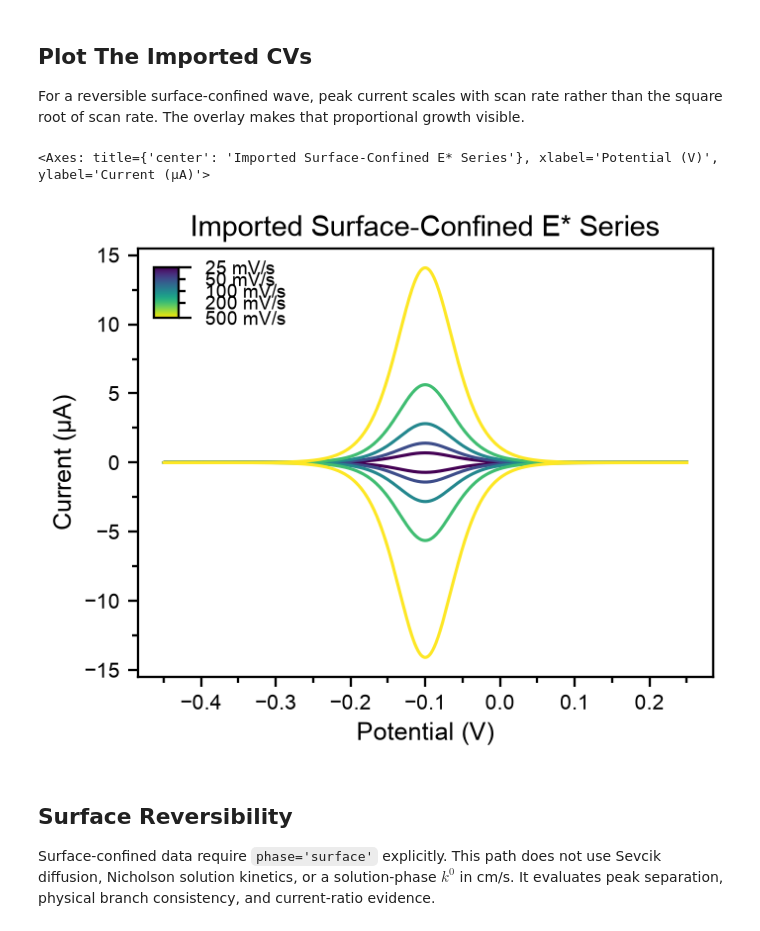
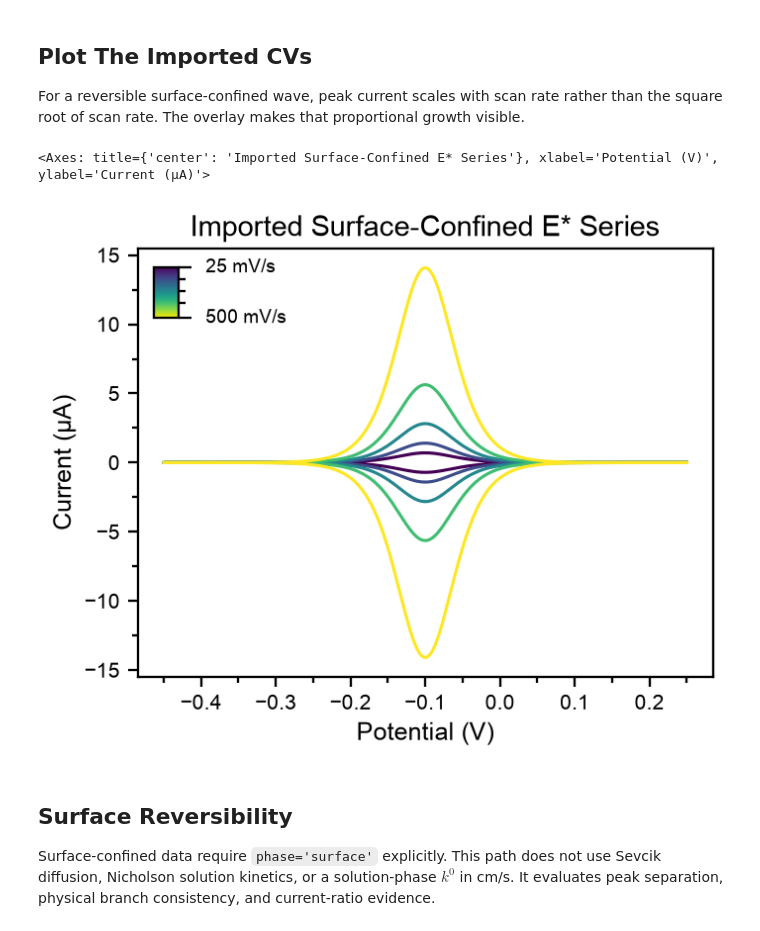
Before and after one commit to ljelissiry/eCAT, a Jupyter notebook: notebooks/08_surface_confined_cv.ipynb, the cells around one changed output. Drawn from its saved outputs; the diff is of its cells as text; code cells hidden in the pictures.

```diff
--- a/notebooks/08_surface_confined_cv.ipynb
+++ b/notebooks/08_surface_confined_cv.ipynb
@@ -67,14 +67,14 @@ For a reversible surface-confined wave, peak current scales with scan rate rathe
 # %%
 e.multiplot(surface_cvs, {
     'print': False,
     'title': 'Imported Surface-Confined E* Series',
     'gradient by': 'scan rate',
     'legend mode': 'colorbar',
-    'colorbar tick labels': 'all',
+    'colorbar tick labels': 'endpoints',
 })
 # %% [output]
 <Axes: title={'center': 'Imported Surface-Confined E* Series'}, xlabel='Potential (V)', ylabel='Current (μA)'>
-[figure, old version]
+[figure, new version]
 # %% [markdown]
 ## Surface Reversibility
 
```
Also changed, not shown: parts of 3 cells of this notebook, 25 other files.
